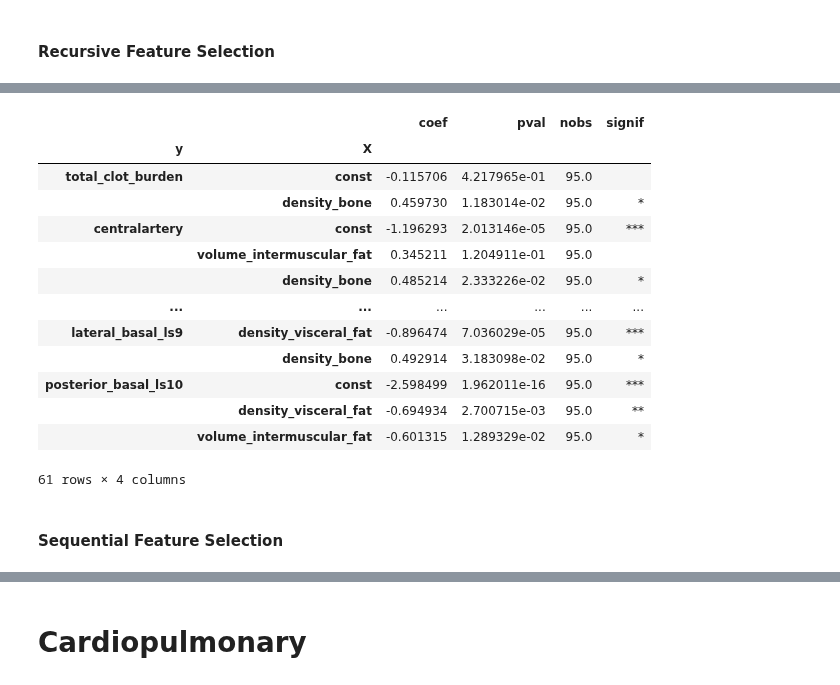
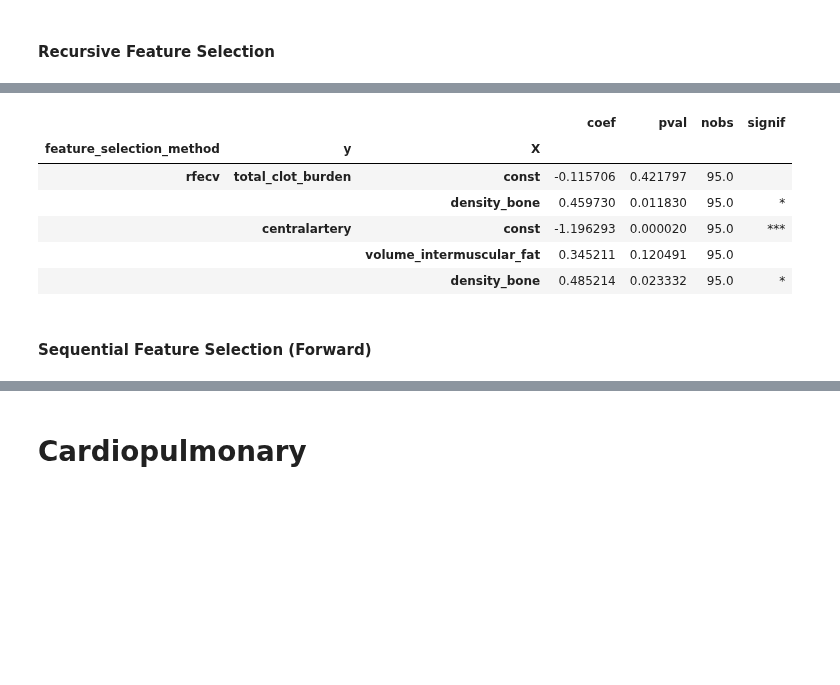
Before and after one commit to qaust/iCPET, a Jupyter notebook: src/ols.ipynb, the cells around one changed output, grey strips where cells are left out. Cells and saved outputs as stored; diff of their text form; code cells hidden in the pictures; blank space fills up the shorter version.

```diff
--- a/src/ols.ipynb
+++ b/src/ols.ipynb
@@ -315,45 +295,40 @@ rfecv_results
 # %%
 rfecv_regressions = pd.DataFrame()
 
 for target in y.columns:
 	x_vars = rfecv_results[target]
 	X_temp = sm.add_constant(X.loc[:, x_vars])
 	y_temp = y.loc[:, target]
 	fitted_model = sm.OLS(y_temp, X_temp).fit(cov_type='HC3')
 
 	res = pd.DataFrame({
 		'coef': fitted_model.params,
 		'pval': fitted_model.pvalues,
 		'nobs': fitted_model.nobs,
 	})
 
 	res['signif'] = res.pval.apply(reg.add_significance)
 	res.index = pd.MultiIndex.from_tuples(
-		list(zip([target for _ in range(res.shape[0])], res.index)),
-		names=('y', 'X')
+		list(zip(
+            ['rfecv' for _ in range(res.shape[0])],
+            [target for _ in range(res.shape[0])],
+            res.index)
+            ),
+		names=('feature_selection_method', 'y', 'X')
 	)
-	res.index.names
 	rfecv_regressions = pd.concat((rfecv_regressions, res), axis=0)
 
-rfecv_regressions.to_csv('../output/regressions/ols_rfecv_selected_body.csv')
-rfecv_regressions
+rfecv_regressions.head()
 # %% [output]
-|  |  | coef | pval | nobs | signif |
-| y | X |  |  |  |  |
-| total_clot_burden | const | -0.115706 | 4.217965e-01 | 95.0 |  |
-|  | density_bone | 0.459730 | 1.183014e-02 | 95.0 | * |
-| centralartery | const | -1.196293 | 2.013146e-05 | 95.0 | *** |
-|  | volume_intermuscular_fat | 0.345211 | 1.204911e-01 | 95.0 |  |
-|  | density_bone | 0.485214 | 2.333226e-02 | 95.0 | * |
-| ... | ... | ... | ... | ... | ... |
-| lateral_basal_ls9 | density_visceral_fat | -0.896474 | 7.036029e-05 | 95.0 | *** |
-|  | density_bone | 0.492914 | 3.183098e-02 | 95.0 | * |
-| posterior_basal_ls10 | const | -2.598499 | 1.962011e-16 | 95.0 | *** |
-|  | density_visceral_fat | -0.694934 | 2.700715e-03 | 95.0 | ** |
-|  | volume_intermuscular_fat | -0.601315 | 1.289329e-02 | 95.0 | * |
+|  |  |  | coef | pval | nobs | signif |
+| feature_selection_method | y | X |  |  |  |  |
+| rfecv | total_clot_burden | const | -0.115706 | 0.421797 | 95.0 |  |
+|  |  | density_bone | 0.459730 | 0.011830 | 95.0 | * |
+|  | centralartery | const | -1.196293 | 0.000020 | 95.0 | *** |
+|  |  | volume_intermuscular_fat | 0.345211 | 0.120491 | 95.0 |  |
+|  |  | density_bone | 0.485214 | 0.023332 | 95.0 | * |
-61 rows × 4 columns
 # %% [markdown]
-#### Sequential Feature Selection
+#### Sequential Feature Selection (Forward)
 # %%
 sfs_fwd_results = dict()
 
```
Also changed, not shown: parts of 25 cells of this notebook, 5 other files.
